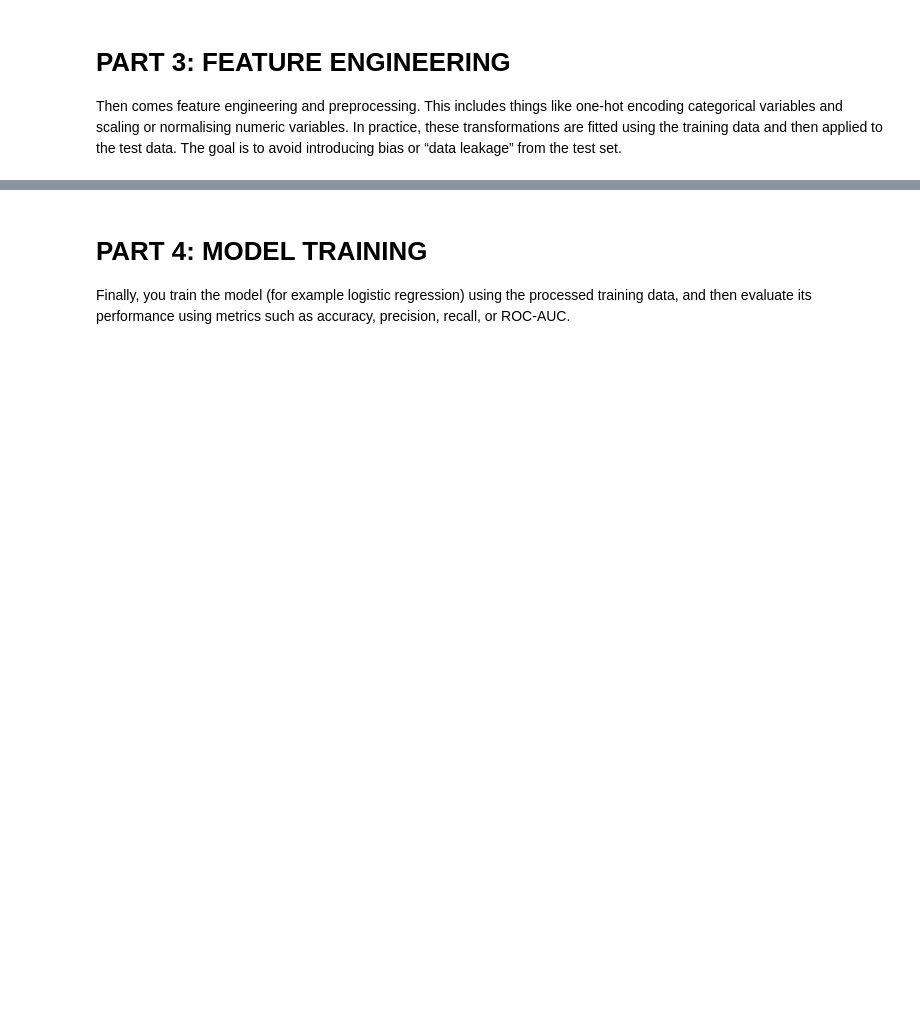
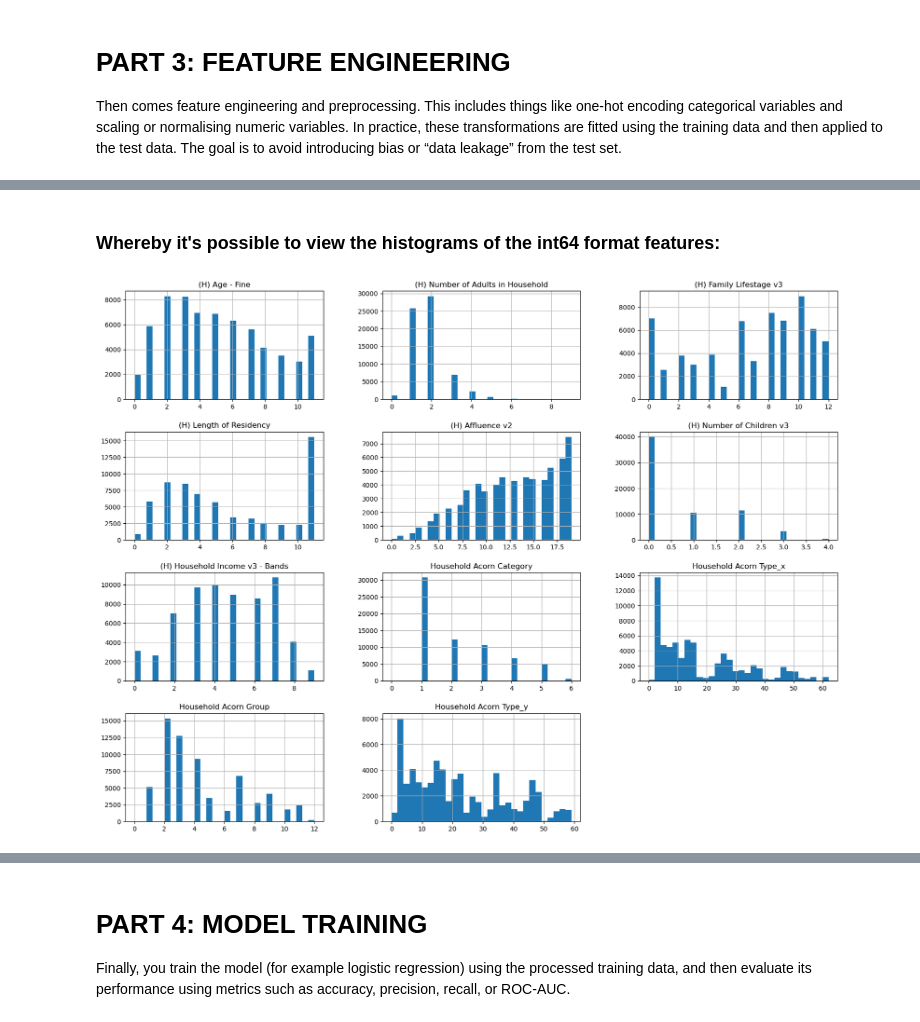
Before and after one commit to admason/C_Spark_Project, a Jupyter notebook: H_SFTY_1_DataCleanse_Exploration.ipynb, the cells around one changed output, grey strips where cells are left out. Saved outputs shown, nothing was run; the diff lists cells and outputs as text; code cells hidden in the pictures; blank space fills up the shorter version.

```diff
--- a/H_SFTY_1_DataCleanse_Exploration.ipynb
+++ b/H_SFTY_1_DataCleanse_Exploration.ipynb
@@ -417,0 +441,8 @@ Then comes feature engineering and preprocessing. This includes things like one-
+# %%
+# feature == integer
+
+X_train_int = X_train.dtypes[X_train.dtypes == 'int64']
+X_train_int = X_train.select_dtypes('int64')
+print(f'The are {X_train_int.shape[1]} float64 formats present >>>')
+
+X_train_int.head(4)
@@ -417,0 +456,7 @@ Then comes feature engineering and preprocessing. This includes things like one-
+# %% [markdown]
+### Whereby it's possible to view the histograms of the int64 format features:
+# %%
+X_train_int.hist(bins = 30,figsize = (20,15));
+plt.show()
+# %% [output]
+[figure, added]
```
Also changed, not shown: parts of 61 cells of this notebook.
